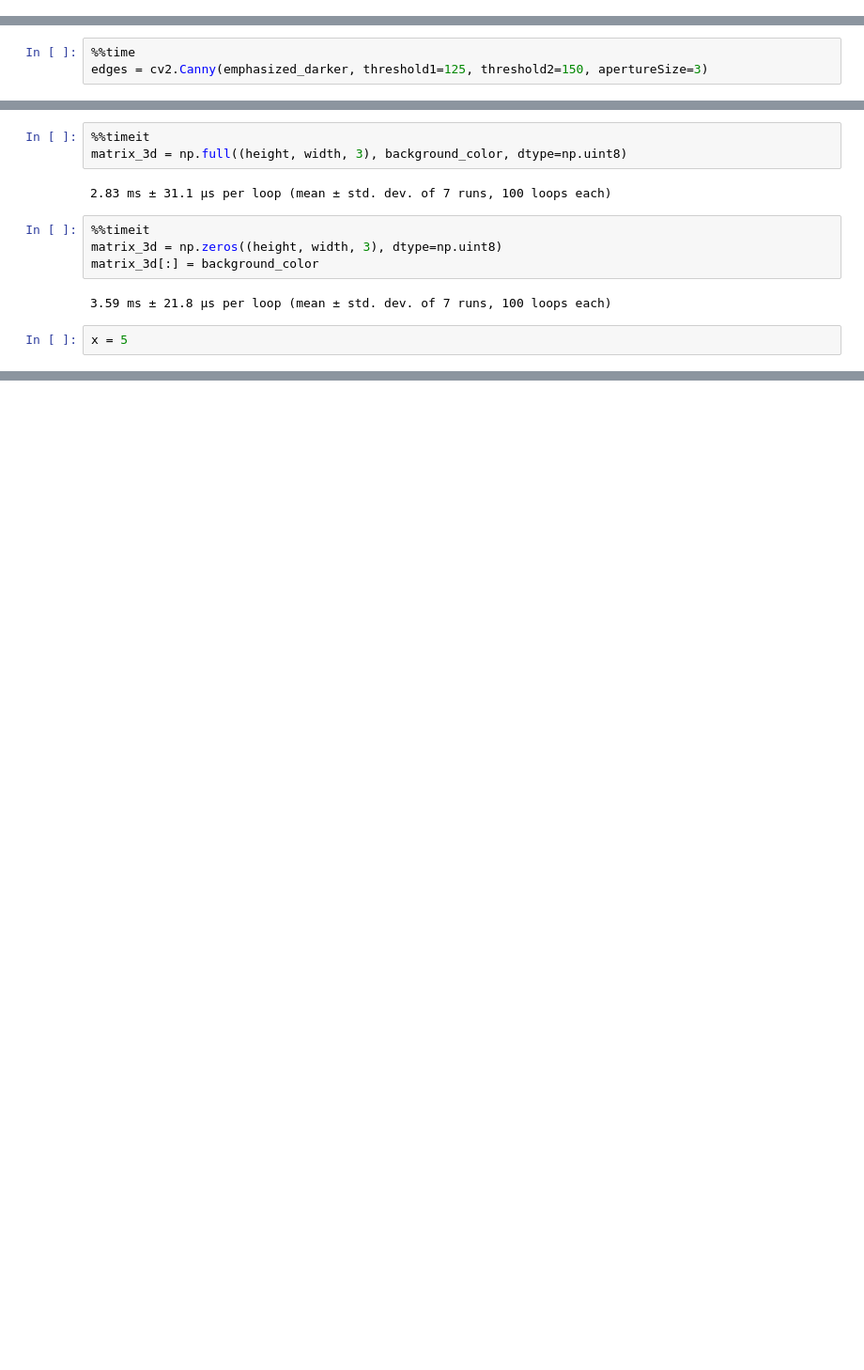
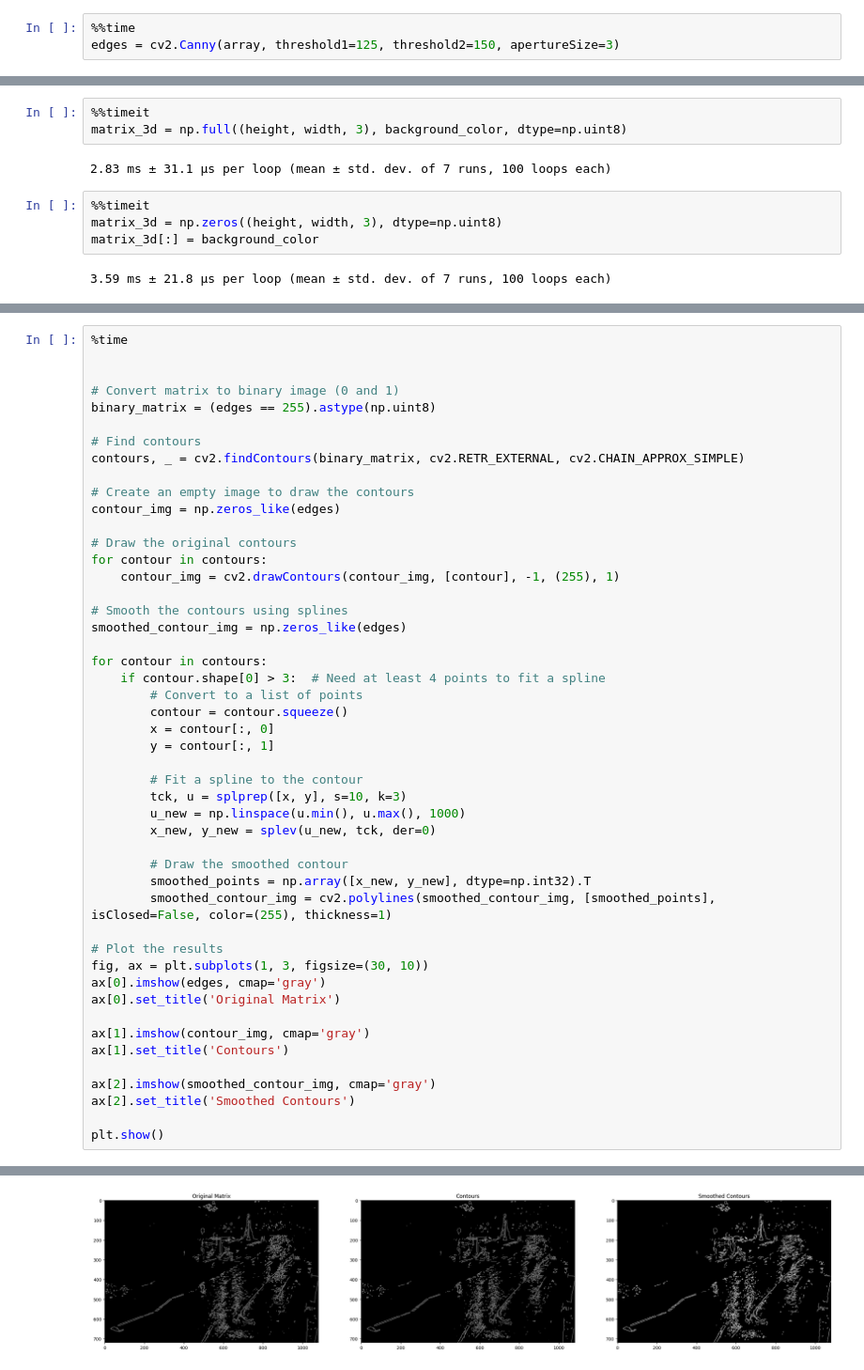
Before and after one commit to worthybrae/morph, a Jupyter notebook: research/styling/matrix_morph.ipynb, the cells around one changed output, grey strips where cells are left out. Shown: that part at 94% size. Saved outputs shown, nothing was run; the diff lists cells and outputs as text; blank space fills up the shorter version.

```diff
--- a/research/styling/matrix_morph.ipynb
+++ b/research/styling/matrix_morph.ipynb
@@ -230,0 +265,3 @@ frame=   93 fps=0.0 q=-0.0 size=   69862KiB time=00:00:03.36 bitrate=169994.1kbi
+# %%
+%%time
+edges = cv2.Canny(array, threshold1=125, threshold2=150, apertureSize=3)
@@ -251,3 +276,0 @@ frame=   93 fps=0.0 q=-0.0 size=   69862KiB time=00:00:03.36 bitrate=169994.1kbi
-# %%
-%%time
-edges = cv2.Canny(emphasized_darker, threshold1=125, threshold2=150, apertureSize=3)
@@ -317,5 +333,3 @@ matrix_3d = np.zeros((height, width, 3), dtype=np.uint8)
 matrix_3d[:] = background_color
 # %% [output]
 3.59 ms ± 21.8 μs per loop (mean ± std. dev. of 7 runs, 100 loops each)
-# %%
-x = 5
@@ -323,0 +336,49 @@ frame=    1 fps=0.0 q=-0.0 size=       0KiB time=00:00:00.30 bitrate=   0.0kbits
+# %%
+%time
+
+
+# Convert matrix to binary image (0 and 1)
+binary_matrix = (edges == 255).astype(np.uint8)
+
+# Find contours
+contours, _ = cv2.findContours(binary_matrix, cv2.RETR_EXTERNAL, cv2.CHAIN_APPROX_SIMPLE)
+
+# Create an empty image to draw the contours
+contour_img = np.zeros_like(edges)
+
+# Draw the original contours
+for contour in contours:
+    contour_img = cv2.drawContours(contour_img, [contour], -1, (255), 1)
+
+# Smooth the contours using splines
+smoothed_contour_img = np.zeros_like(edges)
+
+for contour in contours:
+    if contour.shape[0] > 3:  # Need at least 4 points to fit a spline
+        # Convert to a list of points
+        contour = contour.squeeze()
+        x = contour[:, 0]
+        y = contour[:, 1]
+
+        # Fit a spline to the contour
+        tck, u = splprep([x, y], s=10, k=3)
+        u_new = np.linspace(u.min(), u.max(), 1000)
+        x_new, y_new = splev(u_new, tck, der=0)
+
+        # Draw the smoothed contour
+        smoothed_points = np.array([x_new, y_new], dtype=np.int32).T
+        smoothed_contour_img = cv2.polylines(smoothed_contour_img, [smoothed_points], isClosed=False, color=(255), thickness=1)
+
+# Plot the results
+fig, ax = plt.subplots(1, 3, figsize=(30, 10))
+ax[0].imshow(edges, cmap='gray')
+ax[0].set_title('Original Matrix')
+
+ax[1].imshow(contour_img, cmap='gray')
+ax[1].set_title('Contours')
+
+ax[2].imshow(smoothed_contour_img, cmap='gray')
+ax[2].set_title('Smoothed Contours')
+
+plt.show()
+# %% [output]
@@ -323,0 +388 @@ frame=    1 fps=0.0 q=-0.0 size=       0KiB time=00:00:00.30 bitrate=   0.0kbits
+[figure, added]
```
Also changed, not shown: parts of 18 cells of this notebook, 2 other files.
